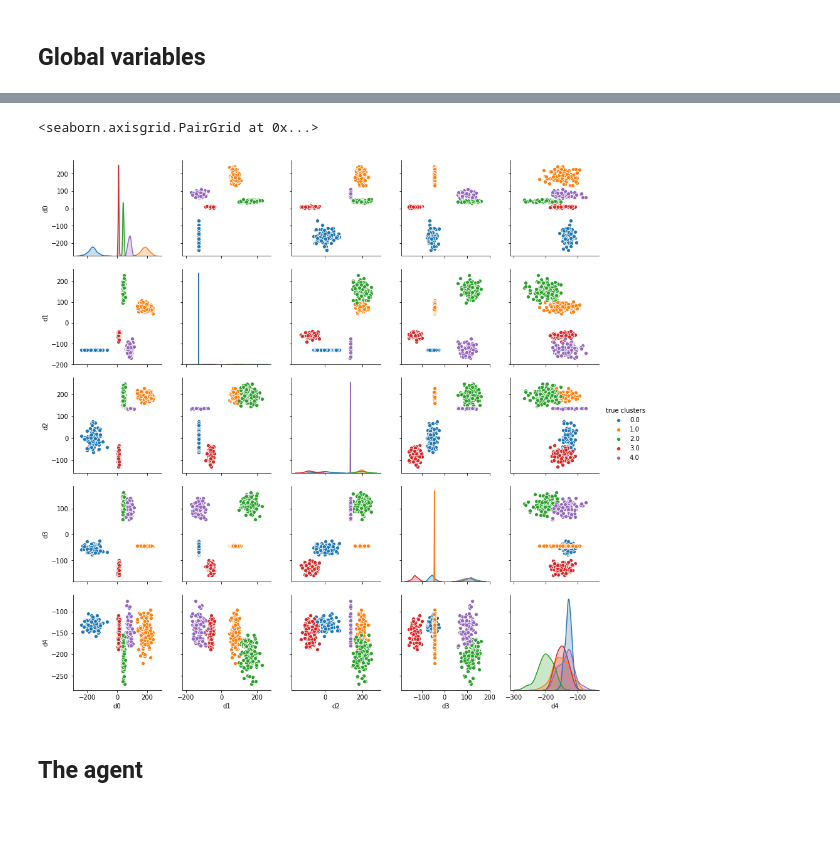
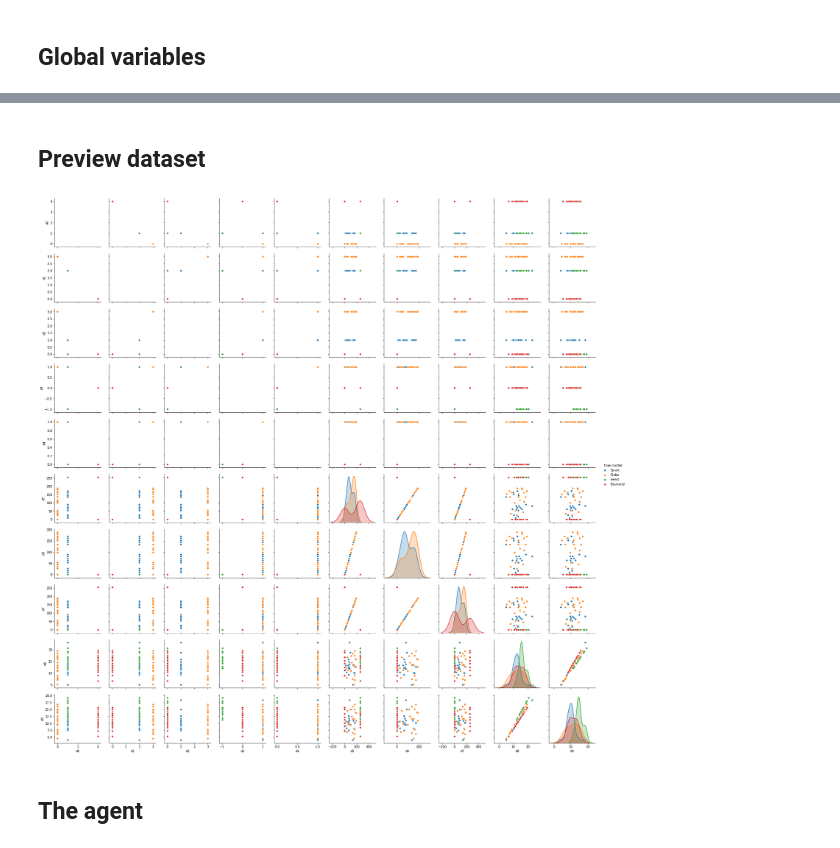
Before and after one commit to lashoun/contrast-learning, a Jupyter notebook: first_draft.ipynb, the cells around one changed output, grey strips where cells are left out. Cells and saved outputs as stored; diff of their text form; code cells hidden in the pictures; blank space fills up the shorter version.

Commit message:
added CSV load

```diff
--- a/first_draft.ipynb
+++ b/first_draft.ipynb
@@ -52,5 +75,14 @@ def generate_dataset(nb_features = NB_FEATURES, nb_groups = NB_GROUPS, n = N, si
-# %%
-generate_dataset()
-
-data = np.load('dummy_data.npy')
-clusters_true = np.load('dummy_clusters.npy')
+# %%
+if SHOULD_LOAD_DATASET:
+    start, end = DATASET_DATA_COLUMNS_INDICES
+    df1 = pd.read_csv(DATASET_PATH_FULL)
+    df1_np = df1.to_numpy(copy=True)
+    data = df1_np[:,start:end].astype('float')
+    clusters_true = df1_np[:,DATASET_CLUSTER_COLUMN_INDEX]
+else:
+    generate_dataset()
+    data = np.load(DUMMY_DATA_PATH)
+    clusters_true = np.load(DUMMY_CLUSTERS_TRUE_PATH)
+
+assert data is not None, 'data is None'
+assert clusters_true is not None, 'clusters_true is None'
@@ -57,15 +92,12 @@ clusters_true = np.load('dummy_clusters.npy')
+# %% [markdown]
+## Preview dataset
 # %%
-columns = ["d" + str(i) for i in range(data.shape[1])] + ['true clusters']
+columns = ["d" + str(i) for i in range(data.shape[1])] + ['true cluster']
 df = pd.DataFrame(np.hstack((data,np.reshape([clusters_true],(data.shape[0],1)))), columns=columns)
-sns.pairplot(df, kind="scatter", hue='true clusters', vars=columns[:-1])
-
-# f1 = data[:, 0]
-# f2 = data[:, 1]
-# X = np.array(list(zip(f1, f2)))
-# plt.plot(f1, f2, 'ro')
+true_data_plot = sns.pairplot(df, kind="scatter", hue='true cluster', vars=columns[:-1])
+true_data_plot.savefig(DATASET_PATH + DATASET_NAME + '_true.png')
 # %% [output]
-<seaborn.axisgrid.PairGrid at 0x...>
-[figure, old version]
+[figure, new version]
 # %% [markdown]
 ## The agent
 # %%
```
Also changed, not shown: parts of 12 cells of this notebook, 2 other files.
